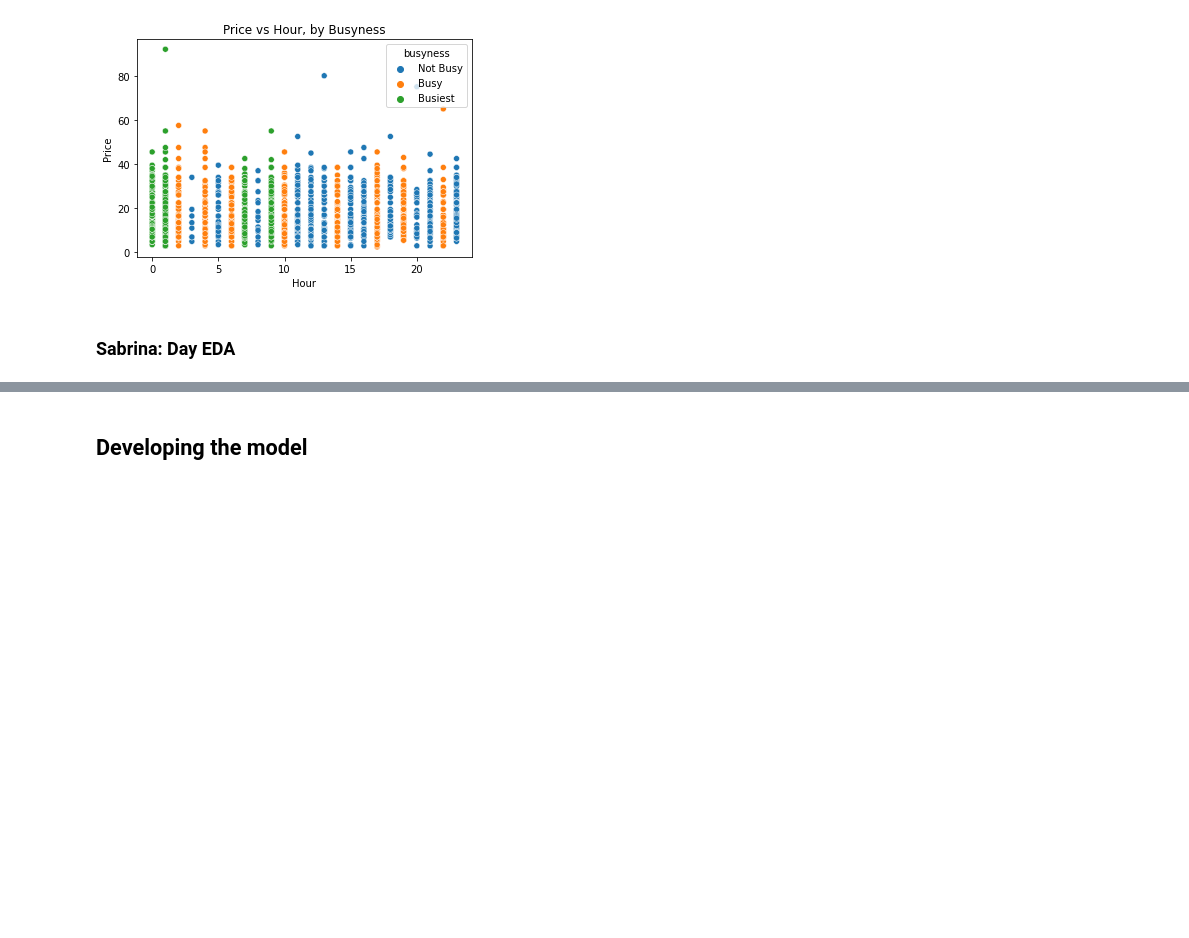
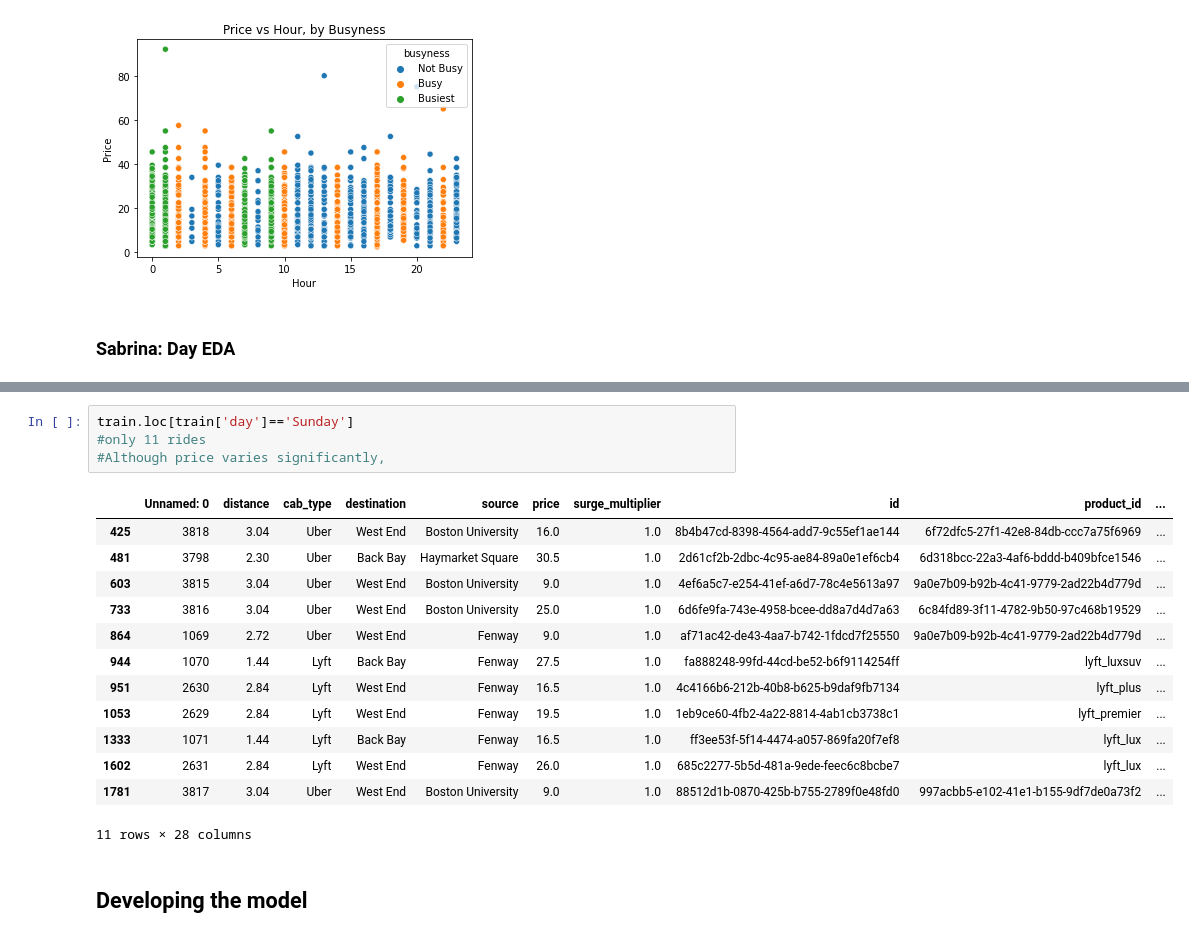
Before and after one commit to cndywu/TheYelpers, a Jupyter notebook: Project Code Template.ipynb, the cells around one changed output, grey strips where cells are left out. Cells and saved outputs as stored; diff of their text form; blank space fills up the shorter version.

```diff
--- a/Project Code Template.ipynb
+++ b/Project Code Template.ipynb
@@ -315,3 +332,21 @@ Text(0, 0.5, 'Price')
+# %%
+train.loc[train['day']=='Sunday']
+#only 11 rides
+#Although price varies significantly,
+# %% [output]
+|  | Unnamed: 0 | distance | cab_type | destination | source | price | surge_multiplier | id | product_id | ... |
+| 425 | 3818 | 3.04 | Uber | West End | Boston University | 16.0 | 1.0 | 8b4b47cd-8398-4564-add7-9c55ef1ae144 | 6f72dfc5-27f1-42e8-84db-ccc7a75f6969 | ... |
+| 481 | 3798 | 2.30 | Uber | Back Bay | Haymarket Square | 30.5 | 1.0 | 2d61cf2b-2dbc-4c95-ae84-89a0e1ef6cb4 | 6d318bcc-22a3-4af6-bddd-b409bfce1546 | ... |
+| 603 | 3815 | 3.04 | Uber | West End | Boston University | 9.0 | 1.0 | 4ef6a5c7-e254-41ef-a6d7-78c4e5613a97 | 9a0e7b09-b92b-4c41-9779-2ad22b4d779d | ... |
+| 733 | 3816 | 3.04 | Uber | West End | Boston University | 25.0 | 1.0 | 6d6fe9fa-743e-4958-bcee-dd8a7d4d7a63 | 6c84fd89-3f11-4782-9b50-97c468b19529 | ... |
+| 864 | 1069 | 2.72 | Uber | West End | Fenway | 9.0 | 1.0 | af71ac42-de43-4aa7-b742-1fdcd7f25550 | 9a0e7b09-b92b-4c41-9779-2ad22b4d779d | ... |
+| 944 | 1070 | 1.44 | Lyft | Back Bay | Fenway | 27.5 | 1.0 | fa888248-99fd-44cd-be52-b6f9114254ff | lyft_luxsuv | ... |
+| 951 | 2630 | 2.84 | Lyft | West End | Fenway | 16.5 | 1.0 | 4c4166b6-212b-40b8-b625-b9daf9fb7134 | lyft_plus | ... |
+| 1053 | 2629 | 2.84 | Lyft | West End | Fenway | 19.5 | 1.0 | 1eb9ce60-4fb2-4a22-8814-4ab1cb3738c1 | lyft_premier | ... |
+| 1333 | 1071 | 1.44 | Lyft | Back Bay | Fenway | 16.5 | 1.0 | ff3ee53f-5f14-4474-a057-869fa20f7ef8 | lyft_lux | ... |
+| 1602 | 2631 | 2.84 | Lyft | West End | Fenway | 26.0 | 1.0 | 685c2277-5b5d-481a-9ede-feec6c8bcbe7 | lyft_lux | ... |
+| 1781 | 3817 | 3.04 | Uber | West End | Boston University | 9.0 | 1.0 | 88512d1b-0870-425b-b755-2789f0e48fd0 | 997acbb5-e102-41e1-b155-9df7de0a73f2 | ... |
+11 rows × 28 columns
 # %% [markdown]
 ## Developing the model
 # %% [markdown]
```
Also changed, not shown: parts of 2 cells of this notebook, 1 other file.
